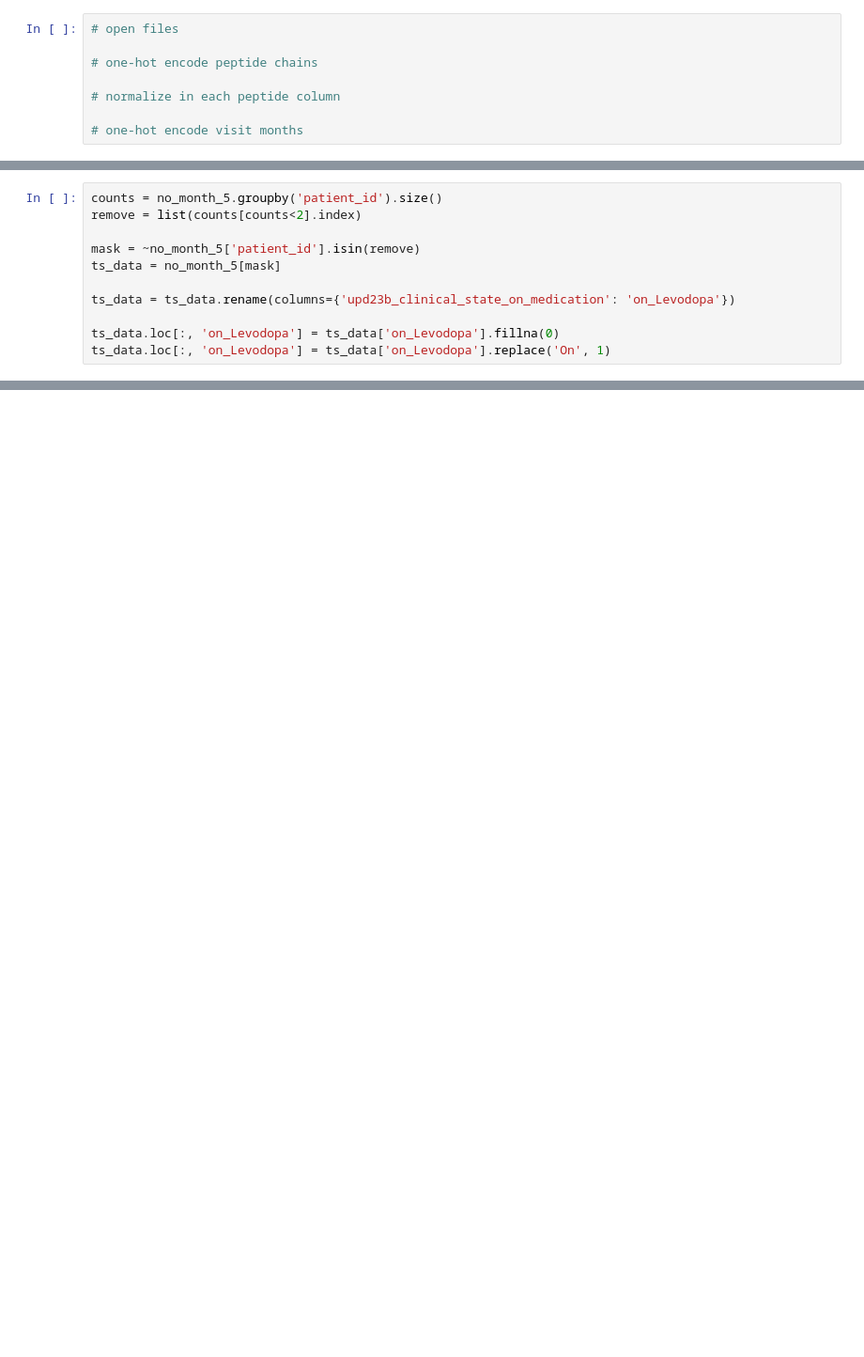
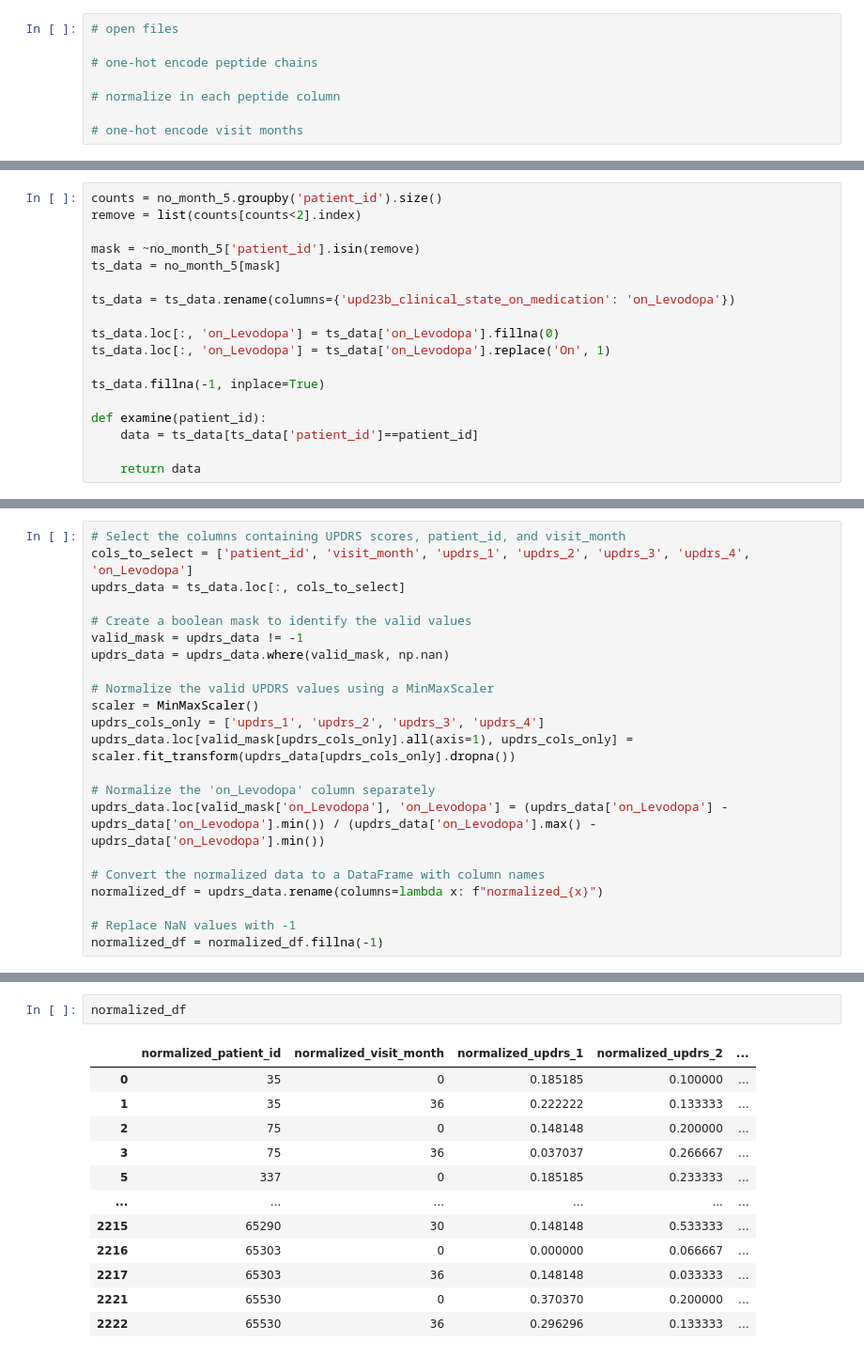
Before and after one commit to Nolasaurus/kaggle-amp-parkinsons, a Jupyter notebook: supplemental_clinical_data__no_month_5.ipynb, the cells around one changed output, grey strips where cells are left out. Shown: that part at 94% size. Drawn from its saved outputs; the diff is of its cells as text; blank space fills up the shorter version.

Commit message:
normalized data

```diff
--- a/supplemental_clinical_data__no_month_5.ipynb
+++ b/supplemental_clinical_data__no_month_5.ipynb
@@ -25,5 +40,12 @@ ts_data = ts_data.rename(columns={'upd23b_clinical_state_on_medication': 'on_Lev
 
 ts_data.loc[:, 'on_Levodopa'] = ts_data['on_Levodopa'].fillna(0)
 ts_data.loc[:, 'on_Levodopa'] = ts_data['on_Levodopa'].replace('On', 1)
+
+ts_data.fillna(-1, inplace=True)
+
+def examine(patient_id):
+    data = ts_data[ts_data['patient_id']==patient_id]
+
+    return data
 # %%
 ts_data
@@ -29,0 +82,22 @@ ts_data
+# %%
+# Select the columns containing UPDRS scores, patient_id, and visit_month
+cols_to_select = ['patient_id', 'visit_month', 'updrs_1', 'updrs_2', 'updrs_3', 'updrs_4', 'on_Levodopa']
+updrs_data = ts_data.loc[:, cols_to_select]
+
+# Create a boolean mask to identify the valid values
+valid_mask = updrs_data != -1
+updrs_data = updrs_data.where(valid_mask, np.nan)
+
+# Normalize the valid UPDRS values using a MinMaxScaler
+scaler = MinMaxScaler()
+updrs_cols_only = ['updrs_1', 'updrs_2', 'updrs_3', 'updrs_4']
+updrs_data.loc[valid_mask[updrs_cols_only].all(axis=1), updrs_cols_only] = scaler.fit_transform(updrs_data[updrs_cols_only].dropna())
+
+# Normalize the 'on_Levodopa' column separately
+updrs_data.loc[valid_mask['on_Levodopa'], 'on_Levodopa'] = (updrs_data['on_Levodopa'] - updrs_data['on_Levodopa'].min()) / (updrs_data['on_Levodopa'].max() - updrs_data['on_Levodopa'].min())
+
+# Convert the normalized data to a DataFrame with column names
+normalized_df = updrs_data.rename(columns=lambda x: f"normalized_{x}")
+
+# Replace NaN values with -1
+normalized_df = normalized_df.fillna(-1)
@@ -75,0 +207,15 @@ print(patient_data_array.shape)
+# %%
+normalized_df
+# %% [output]
+|  | normalized_patient_id | normalized_visit_month | normalized_updrs_1 | normalized_updrs_2 | ... |
+| 0 | 35 | 0 | 0.185185 | 0.100000 | ... |
+| 1 | 35 | 36 | 0.222222 | 0.133333 | ... |
+| 2 | 75 | 0 | 0.148148 | 0.200000 | ... |
+| 3 | 75 | 36 | 0.037037 | 0.266667 | ... |
+| 5 | 337 | 0 | 0.185185 | 0.233333 | ... |
+| ... | ... | ... | ... | ... | ... |
+| 2215 | 65290 | 30 | 0.148148 | 0.533333 | ... |
+| 2216 | 65303 | 0 | 0.000000 | 0.066667 | ... |
+| 2217 | 65303 | 36 | 0.148148 | 0.033333 | ... |
+| 2221 | 65530 | 0 | 0.370370 | 0.200000 | ... |
+| 2222 | 65530 | 36 | 0.296296 | 0.133333 | ... |
```
Also changed, not shown: parts of 22 cells of this notebook.
